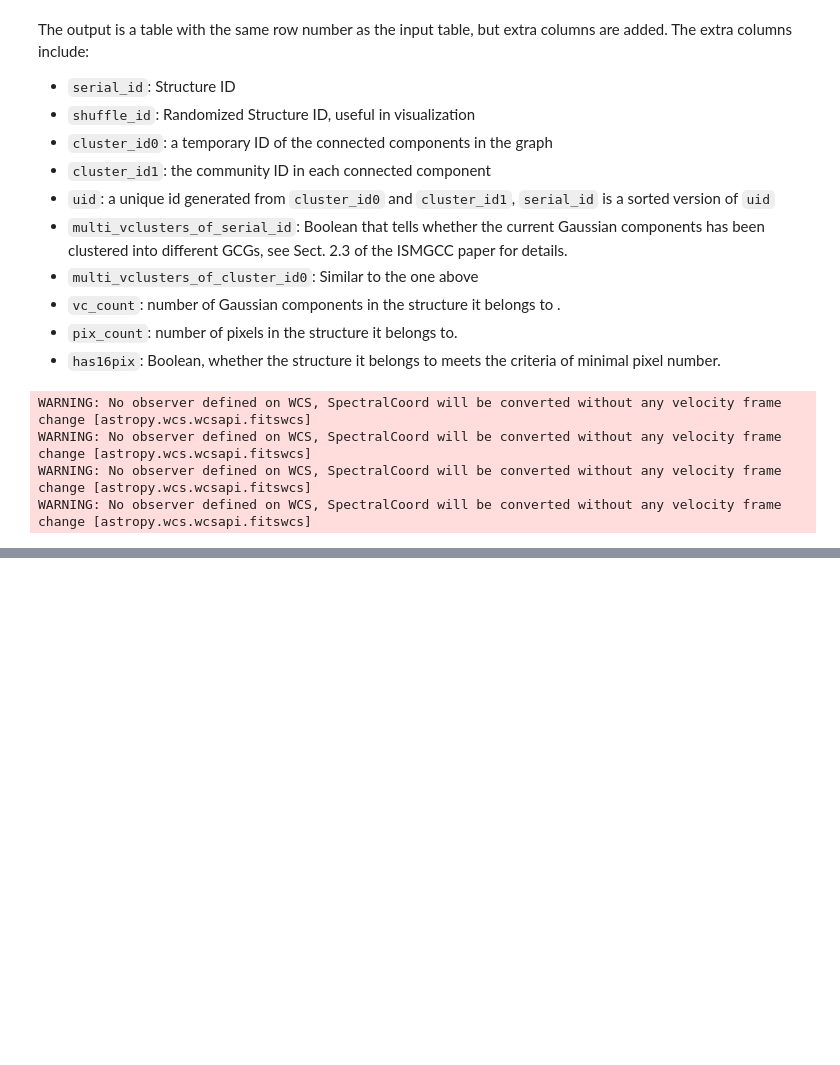
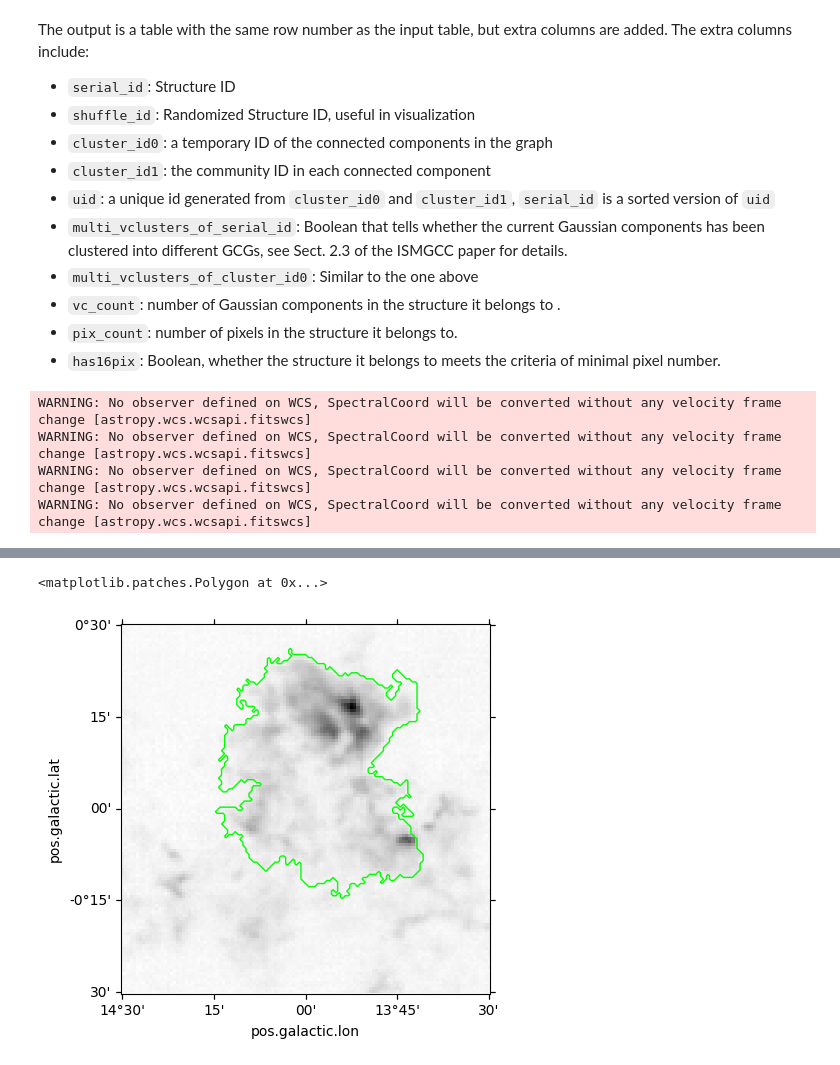
Before and after one commit to Haoran-Feng/ismgcc, a Jupyter notebook: example/tutorial.ipynb, the cells around one changed output, grey strips where cells are left out. Cells and saved outputs as stored; diff of their text form; code cells hidden in the pictures; blank space fills up the shorter version.

```diff
--- a/example/tutorial.ipynb
+++ b/example/tutorial.ipynb
@@ -155,0 +324,11 @@ WARNING: No observer defined on WCS, SpectralCoord will be converted without any
+# %%
+# show the spatial boundary
+scube = cube.subcube(zlo=vaxis[i1] * u.km / u.s, zhi=vaxis[i2] * u.km / u.s)
+m0 = scube.moment0()
+plt.subplot(projection=m0.wcs)
+plt.imshow(m0.value, cmap="gist_gray_r")
+ax = plt.gca()
+sky_reg.to_pixel(m0.wcs).plot(ax=ax)
+# %% [output]
+<matplotlib.patches.Polygon at 0x...>
+[figure, added]
```
Also changed, not shown: parts of 19 cells of this notebook.
